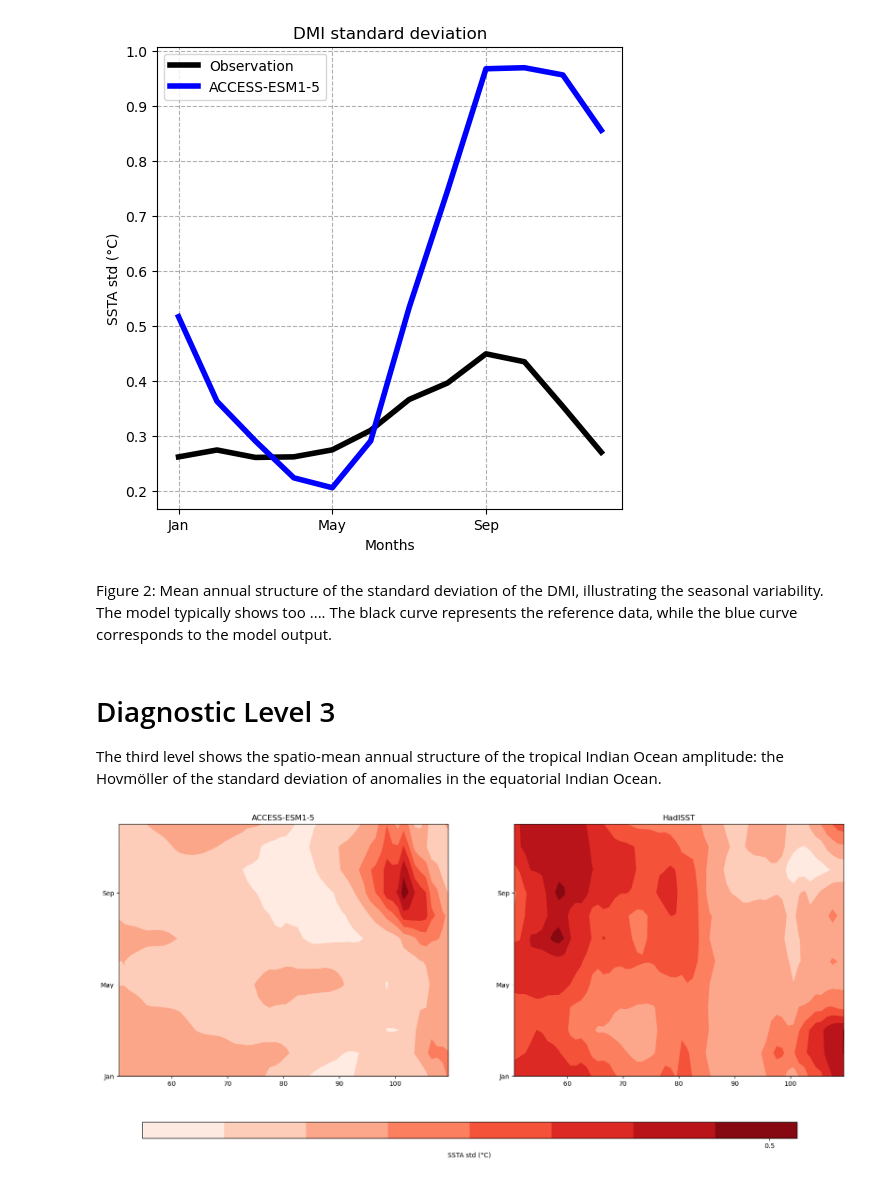
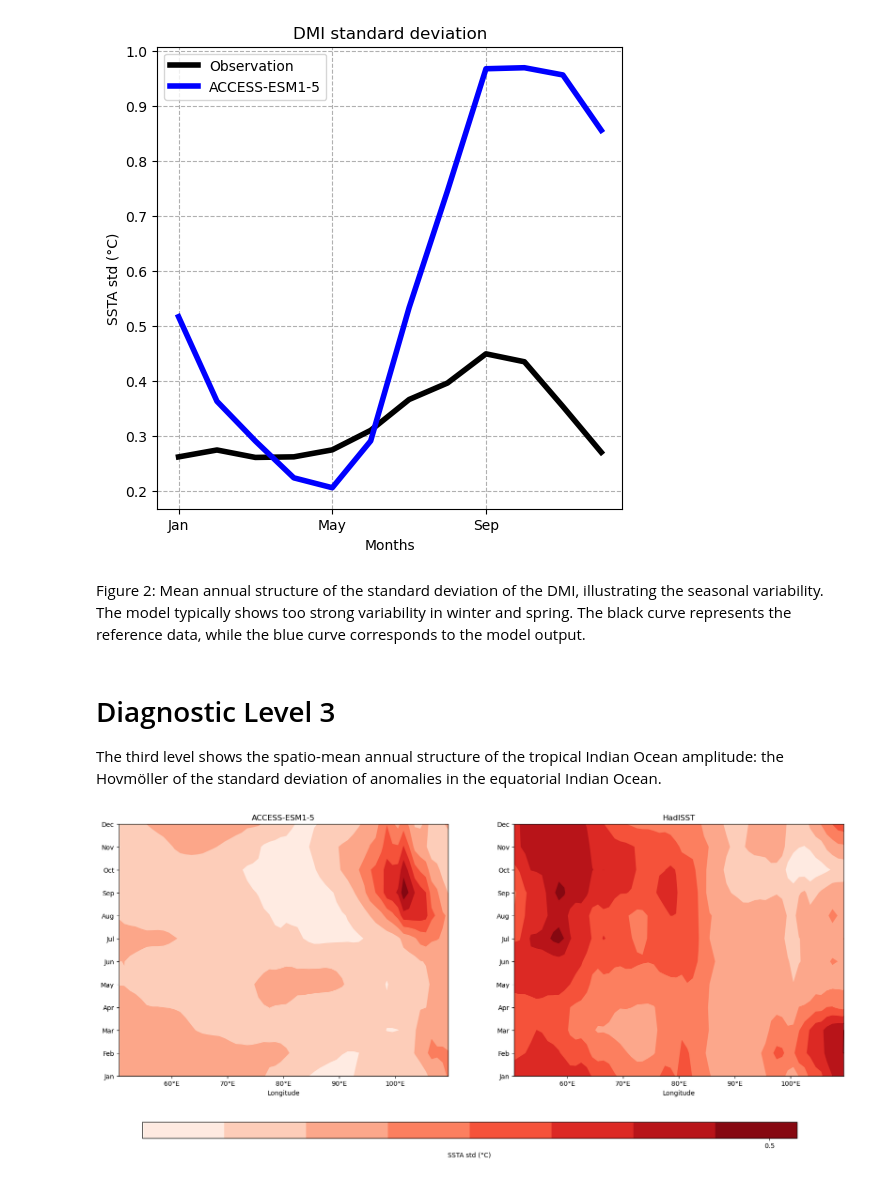
Before and after one commit to ACCESS-NRI/ACCESS-ENSO-recipes, a Jupyter notebook: IOD_recipes/IOD_seasonality.ipynb, the cells around one changed output. Cells and saved outputs as stored; diff of their text form; code cells hidden in the pictures.

```diff
--- a/IOD_recipes/IOD_seasonality.ipynb
+++ b/IOD_recipes/IOD_seasonality.ipynb
@@ -264,7 +240,7 @@ plt.grid(linestyle='--'); plt.legend()
 <matplotlib.legend.Legend at 0x...>
 [figure]
 # %% [markdown]
-Figure 2: Mean annual structure of the standard deviation of the DMI, illustrating the seasonal variability. The model typically shows too .... The black curve represents the reference data, while the blue curve corresponds to the model output.
+Figure 2: Mean annual structure of the standard deviation of the DMI, illustrating the seasonal variability. The model typically shows too strong variability in winter and spring. The black curve represents the reference data, while the blue curve corresponds to the model output.
 # %% [markdown]
 # Diagnostic Level 3
 
@@ -277,25 +253,35 @@ data_prep_3 = {**model_data_prep3, "HadISST":obs_data_prep3["HadISST"]}
 # %%
 import iris.plot as iplt
 import cartopy.feature as cfeature
 import cartopy.crs as ccrs
 
+# Function to format longitude labels
+def format_longitude(x, pos):
+    if x > 180:
+        return f'{int(360 - x)}°W'
+    elif x == 180:
+        return f'{int(x)}°'
+    else:
+        return f'{int(x)}°E'
+
 fig = plt.figure(figsize=(20, 7))
 i =121
 
-
+months = ["Jan", "Feb", "Mar", "Apr", "May", "Jun", "Jul", "Aug", "Sep", "Oct", "Nov", "Dec"]
 for label, cube in data_prep_3.items():
 
     ax1 = plt.subplot(i)
     c1 = iplt.contourf(cube, cmap='Reds')
-    ax1.set_yticks([1,5,9], labels=['Jan', 'May', 'Sep'])
+    ax1.set_yticks(range(1,13), labels=months)
     ax1.set_title(label)
-
+    ax1.set_xlabel("Longitude")
+    ax1.xaxis.set_major_formatter(plt.FuncFormatter(format_longitude))
     i+=1
 
 
 # Add a single colorbar at the bottom
 cax = plt.axes([0.15,-0.08,0.7,0.05])
 cbar = fig.colorbar(c1, cax=cax, orientation='horizontal', extend='both', ticks=np.arange(0,2,0.5))
 cbar.set_label('SSTA std (°C)')
 # %% [output]
-[figure, old version]
+[figure, new version]
```
Also changed, not shown: parts of 11 cells of this notebook, 7 other files.
